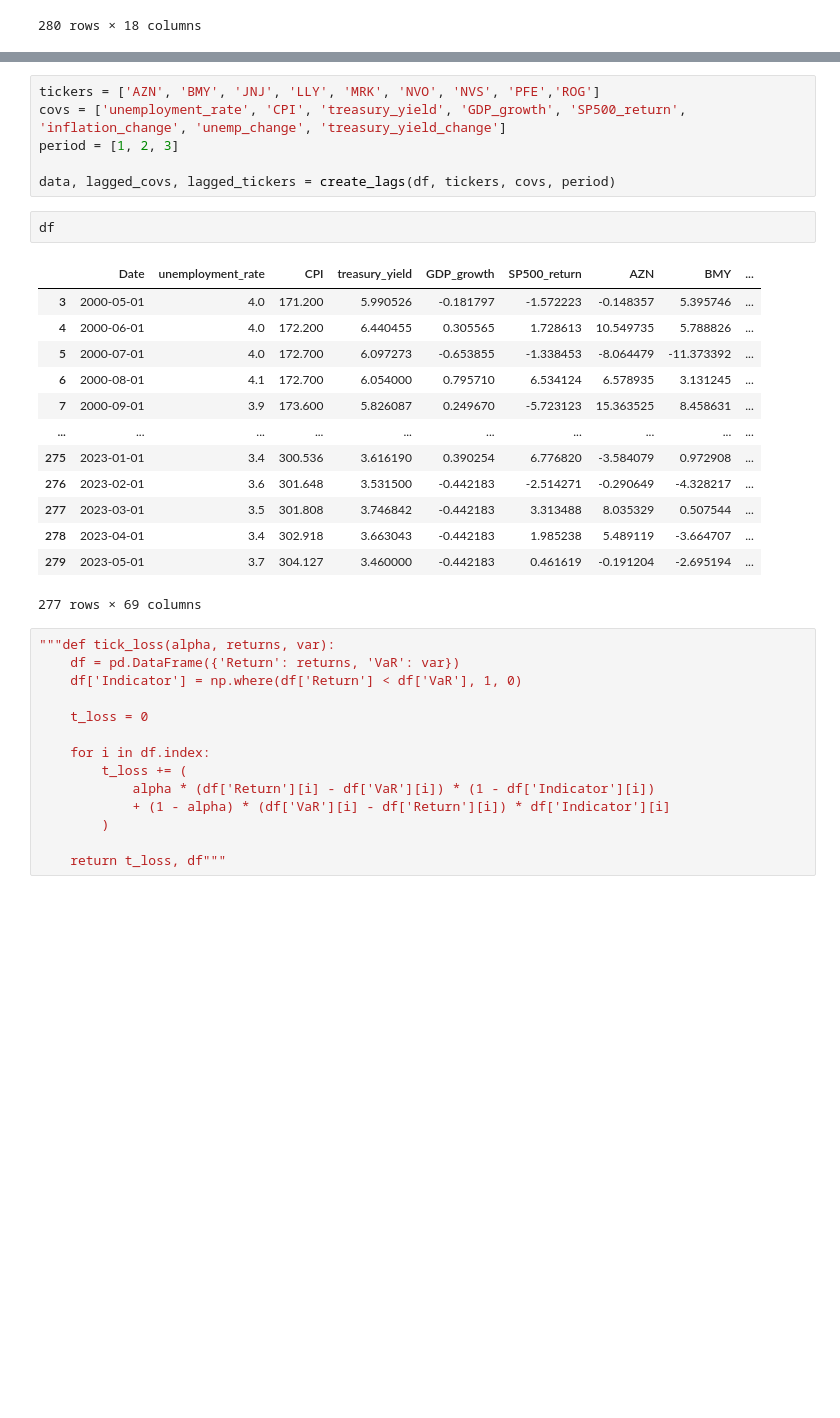
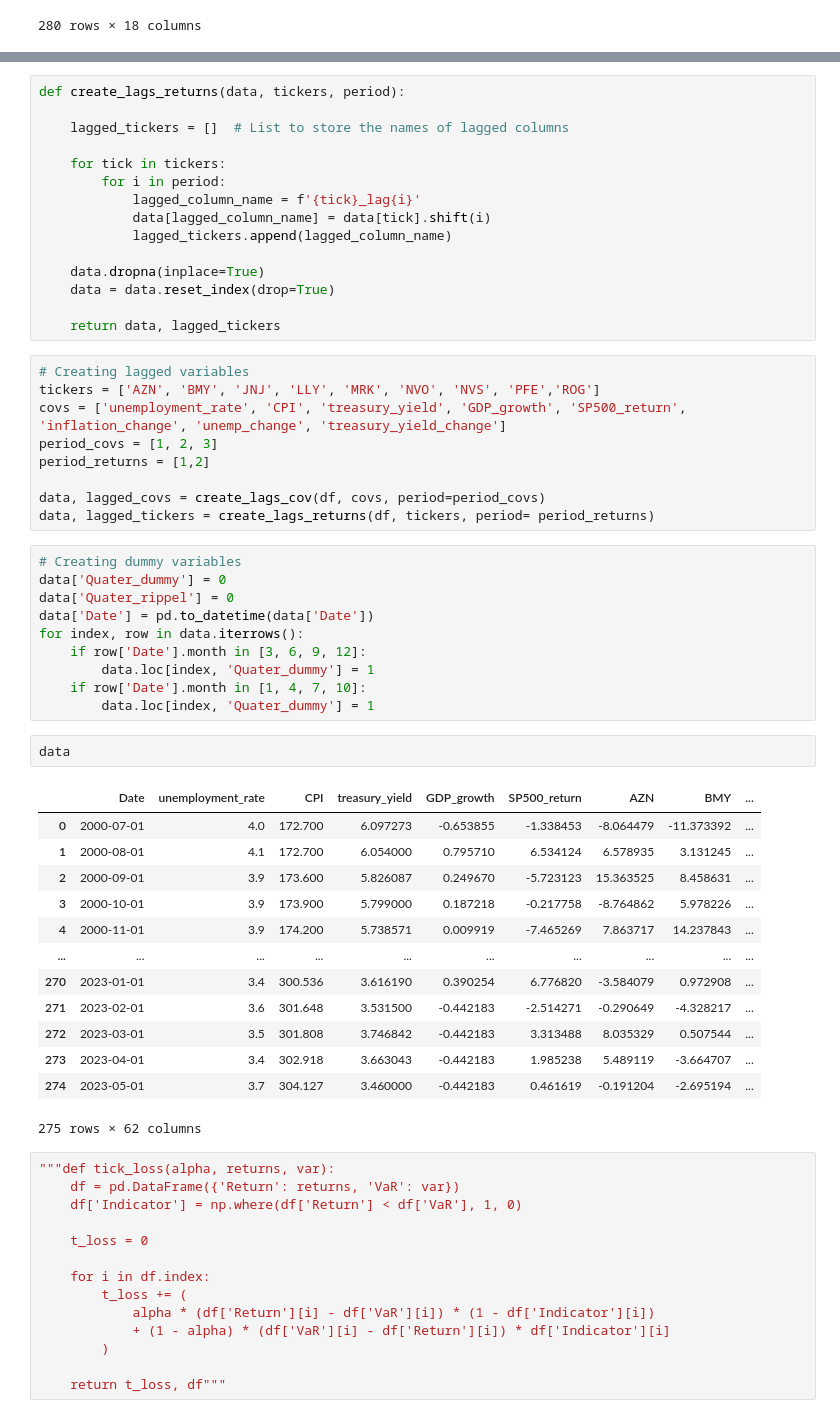
Before and after one commit to TobiPfeiffersGitHub/BSExNovartis_Thesis, a Jupyter notebook: ModelEvaluation/GARCH_RollingForecast.ipynb, the cells around one changed output, grey strips where cells are left out. Drawn from its saved outputs; the diff is of its cells as text; blank space fills up the shorter version.

```diff
--- a/ModelEvaluation/GARCH_RollingForecast.ipynb
+++ b/ModelEvaluation/GARCH_RollingForecast.ipynb
@@ -71,25 +62,53 @@ def create_lags(data, tickers, covs, period):
+# %%
+def create_lags_returns(data, tickers, period):
+
+    lagged_tickers = []  # List to store the names of lagged columns
+
+    for tick in tickers:
+        for i in period:
+            lagged_column_name = f'{tick}_lag{i}'
+            data[lagged_column_name] = data[tick].shift(i)
+            lagged_tickers.append(lagged_column_name)
+
+    data.dropna(inplace=True)
+    data = data.reset_index(drop=True)
+
+    return data, lagged_tickers
 # %%
+# Creating lagged variables
 tickers = ['AZN', 'BMY', 'JNJ', 'LLY', 'MRK', 'NVO', 'NVS', 'PFE','ROG']
 covs = ['unemployment_rate', 'CPI', 'treasury_yield', 'GDP_growth', 'SP500_return', 'inflation_change', 'unemp_change', 'treasury_yield_change']
-period = [1, 2, 3]
+period_covs = [1, 2, 3]
+period_returns = [1,2]
 
-data, lagged_covs, lagged_tickers = create_lags(df, tickers, covs, period)
+data, lagged_covs = create_lags_cov(df, covs, period=period_covs)
+data, lagged_tickers = create_lags_returns(df, tickers, period= period_returns)
-# %%
-df
-# %% [output]
-|  | Date | unemployment_rate | CPI | treasury_yield | GDP_growth | SP500_return | AZN | BMY | ... |
-| 3 | 2000-05-01 | 4.0 | 171.200 | 5.990526 | -0.181797 | -1.572223 | -0.148357 | 5.395746 | ... |
-| 4 | 2000-06-01 | 4.0 | 172.200 | 6.440455 | 0.305565 | 1.728613 | 10.549735 | 5.788826 | ... |
-| 5 | 2000-07-01 | 4.0 | 172.700 | 6.097273 | -0.653855 | -1.338453 | -8.064479 | -11.373392 | ... |
-| 6 | 2000-08-01 | 4.1 | 172.700 | 6.054000 | 0.795710 | 6.534124 | 6.578935 | 3.131245 | ... |
-| 7 | 2000-09-01 | 3.9 | 173.600 | 5.826087 | 0.249670 | -5.723123 | 15.363525 | 8.458631 | ... |
-| ... | ... | ... | ... | ... | ... | ... | ... | ... | ... |
-| 275 | 2023-01-01 | 3.4 | 300.536 | 3.616190 | 0.390254 | 6.776820 | -3.584079 | 0.972908 | ... |
-| 276 | 2023-02-01 | 3.6 | 301.648 | 3.531500 | -0.442183 | -2.514271 | -0.290649 | -4.328217 | ... |
-| 277 | 2023-03-01 | 3.5 | 301.808 | 3.746842 | -0.442183 | 3.313488 | 8.035329 | 0.507544 | ... |
-| 278 | 2023-04-01 | 3.4 | 302.918 | 3.663043 | -0.442183 | 1.985238 | 5.489119 | -3.664707 | ... |
-| 279 | 2023-05-01 | 3.7 | 304.127 | 3.460000 | -0.442183 | 0.461619 | -0.191204 | -2.695194 | ... |
-277 rows × 69 columns
+# %%
+# Creating dummy variables
+data['Quater_dummy'] = 0
+data['Quater_rippel'] = 0
+data['Date'] = pd.to_datetime(data['Date'])
+for index, row in data.iterrows():
+    if row['Date'].month in [3, 6, 9, 12]:
+        data.loc[index, 'Quater_dummy'] = 1
+    if row['Date'].month in [1, 4, 7, 10]:
+        data.loc[index, 'Quater_dummy'] = 1
+# %%
+data
+# %% [output]
+|  | Date | unemployment_rate | CPI | treasury_yield | GDP_growth | SP500_return | AZN | BMY | ... |
+| 0 | 2000-07-01 | 4.0 | 172.700 | 6.097273 | -0.653855 | -1.338453 | -8.064479 | -11.373392 | ... |
+| 1 | 2000-08-01 | 4.1 | 172.700 | 6.054000 | 0.795710 | 6.534124 | 6.578935 | 3.131245 | ... |
+| 2 | 2000-09-01 | 3.9 | 173.600 | 5.826087 | 0.249670 | -5.723123 | 15.363525 | 8.458631 | ... |
+| 3 | 2000-10-01 | 3.9 | 173.900 | 5.799000 | 0.187218 | -0.217758 | -8.764862 | 5.978226 | ... |
+| 4 | 2000-11-01 | 3.9 | 174.200 | 5.738571 | 0.009919 | -7.465269 | 7.863717 | 14.237843 | ... |
+| ... | ... | ... | ... | ... | ... | ... | ... | ... | ... |
+| 270 | 2023-01-01 | 3.4 | 300.536 | 3.616190 | 0.390254 | 6.776820 | -3.584079 | 0.972908 | ... |
+| 271 | 2023-02-01 | 3.6 | 301.648 | 3.531500 | -0.442183 | -2.514271 | -0.290649 | -4.328217 | ... |
+| 272 | 2023-03-01 | 3.5 | 301.808 | 3.746842 | -0.442183 | 3.313488 | 8.035329 | 0.507544 | ... |
+| 273 | 2023-04-01 | 3.4 | 302.918 | 3.663043 | -0.442183 | 1.985238 | 5.489119 | -3.664707 | ... |
+| 274 | 2023-05-01 | 3.7 | 304.127 | 3.460000 | -0.442183 | 0.461619 | -0.191204 | -2.695194 | ... |
+275 rows × 62 columns
 # %%
 """def tick_loss(alpha, returns, var):
     df = pd.DataFrame({'Return': returns, 'VaR': var})
```
Also changed, not shown: parts of 8 cells of this notebook.
